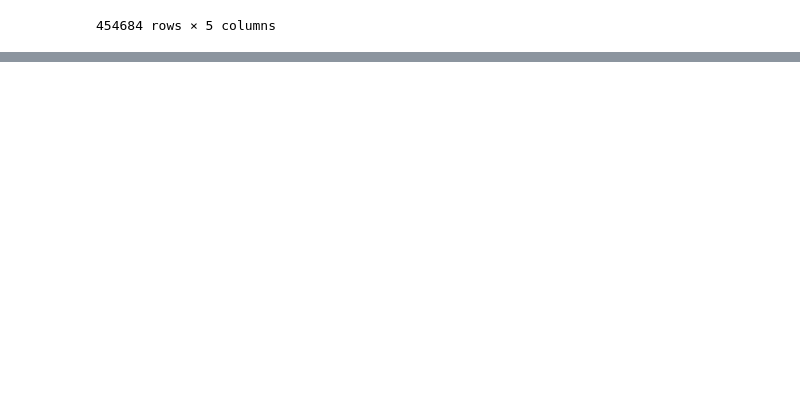
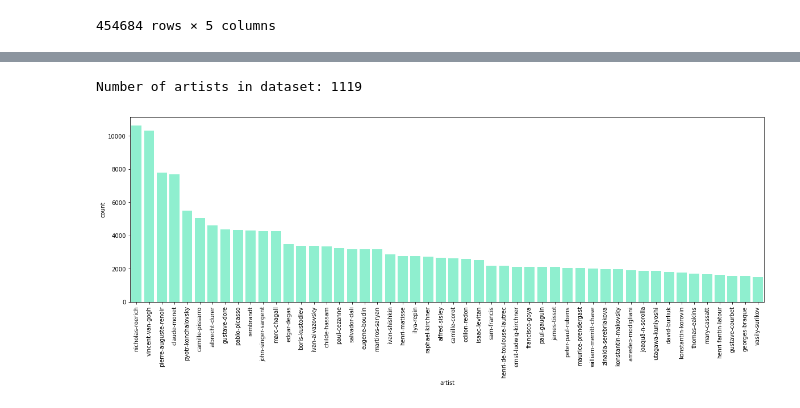
Before and after one commit to lyyytong/exploring-art-with-NLP, a Jupyter notebook: Data Analysis.ipynb, the cells around one changed output, grey strips where cells are left out. Drawn from its saved outputs; the diff is of its cells as text; code cells hidden in the pictures; blank space fills up the shorter version.

```diff
--- a/Data Analysis.ipynb
+++ b/Data Analysis.ipynb
@@ -23,0 +68,22 @@ df
+# %%
+# Separate artist name from 'painting' column for further analysis
+def get_artist(text):
+  return text.split('_')[0]
+
+df['artist'] = df['painting'].apply(get_artist)
+print(f"Number of artists in dataset: {df['artist'].nunique()}")
+# %% [output]
+Number of artists in dataset: 1119
+# %%
+# Top 50 artists with most paintings included in dataset
+plot = df['artist'].value_counts().reset_index().rename(columns={'index':'artist', 'artist':'count'}).head(50)
+
+plt.figure(figsize=(20,6))
+sns.barplot(data=plot,
+              x='artist',
+              y='count',
+              color='aquamarine')
+plt.xticks(rotation=90)
+plt.show()
+# %% [output]
+[figure, added]
```
Also changed, not shown: parts of 10 cells of this notebook.
